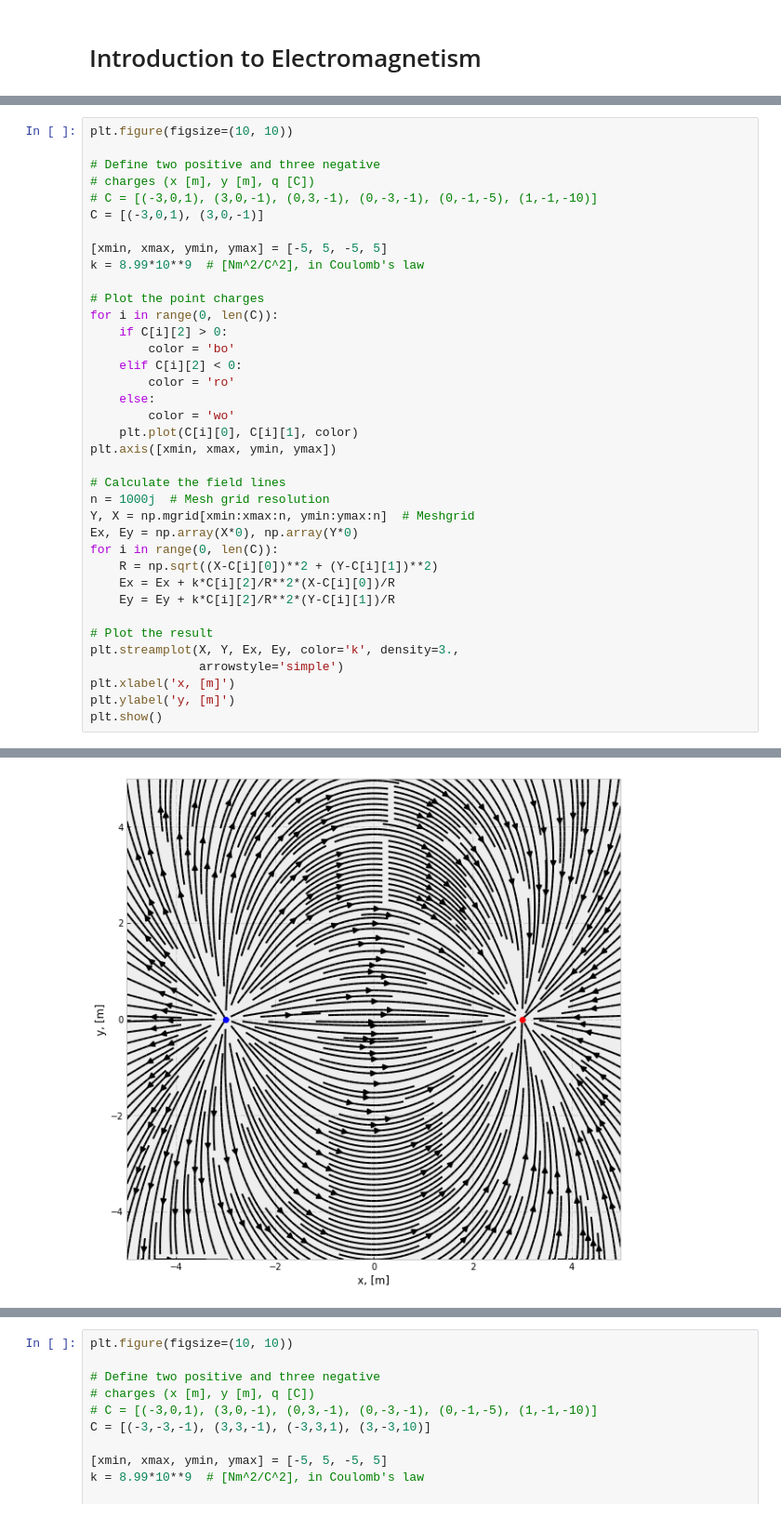
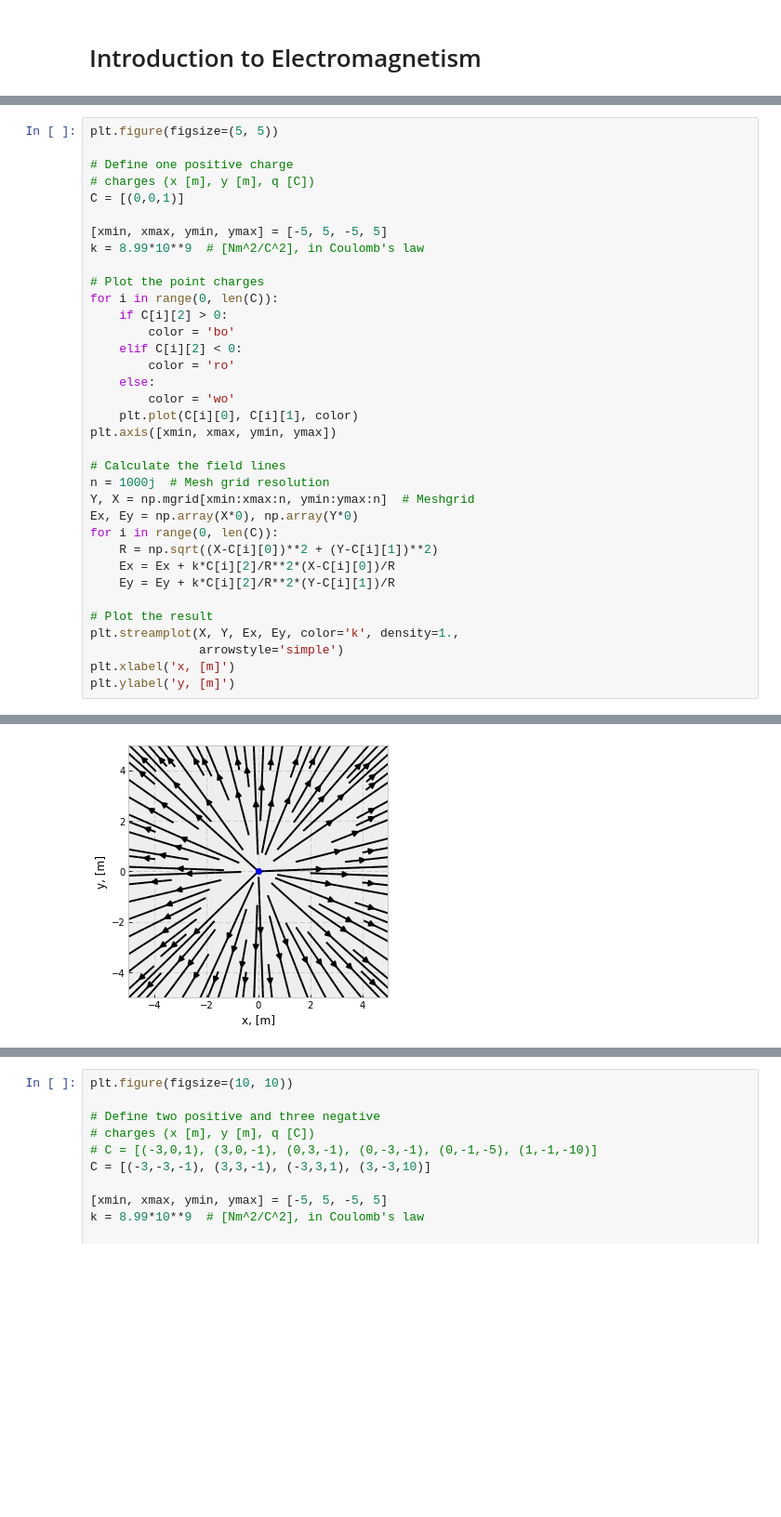
Before and after one commit to marcinofulus/jupyter4edu, a Jupyter notebook: cyprus/7_EM intro_draft.ipynb, the cells around one changed output, grey strips where cells are left out. Shown at 93% size. Drawn from its saved outputs; the diff is of its cells as text; blank space fills up the shorter version.

```diff
--- a/cyprus/7_EM intro_draft.ipynb
+++ b/cyprus/7_EM intro_draft.ipynb
@@ -7,10 +102,9 @@ plt.style.use('bmh')
 # %%
-plt.figure(figsize=(10, 10))
+plt.figure(figsize=(5, 5))
 
-# Define two positive and three negative
+# Define one positive charge
 # charges (x [m], y [m], q [C])
-# C = [(-3,0,1), (3,0,-1), (0,3,-1), (0,-3,-1), (0,-1,-5), (1,-1,-10)]
-C = [(-3,0,1), (3,0,-1)]
+C = [(0,0,1)]
 
 [xmin, xmax, ymin, ymax] = [-5, 5, -5, 5]
 k = 8.99*10**9  # [Nm^2/C^2], in Coulomb's law
@@ -36,9 +130,8 @@ for i in range(0, len(C)):
     Ey = Ey + k*C[i][2]/R**2*(Y-C[i][1])/R
 
 # Plot the result
-plt.streamplot(X, Y, Ex, Ey, color='k', density=3.,
+plt.streamplot(X, Y, Ex, Ey, color='k', density=1.,
                arrowstyle='simple')
 plt.xlabel('x, [m]')
 plt.ylabel('y, [m]')
-plt.show()
 # %% [output]
@@ -45 +139 @@ plt.show()
-[figure, old version]
+[figure, new version]
```
Also changed, not shown: parts of 16 cells of this notebook, 2 other files.
